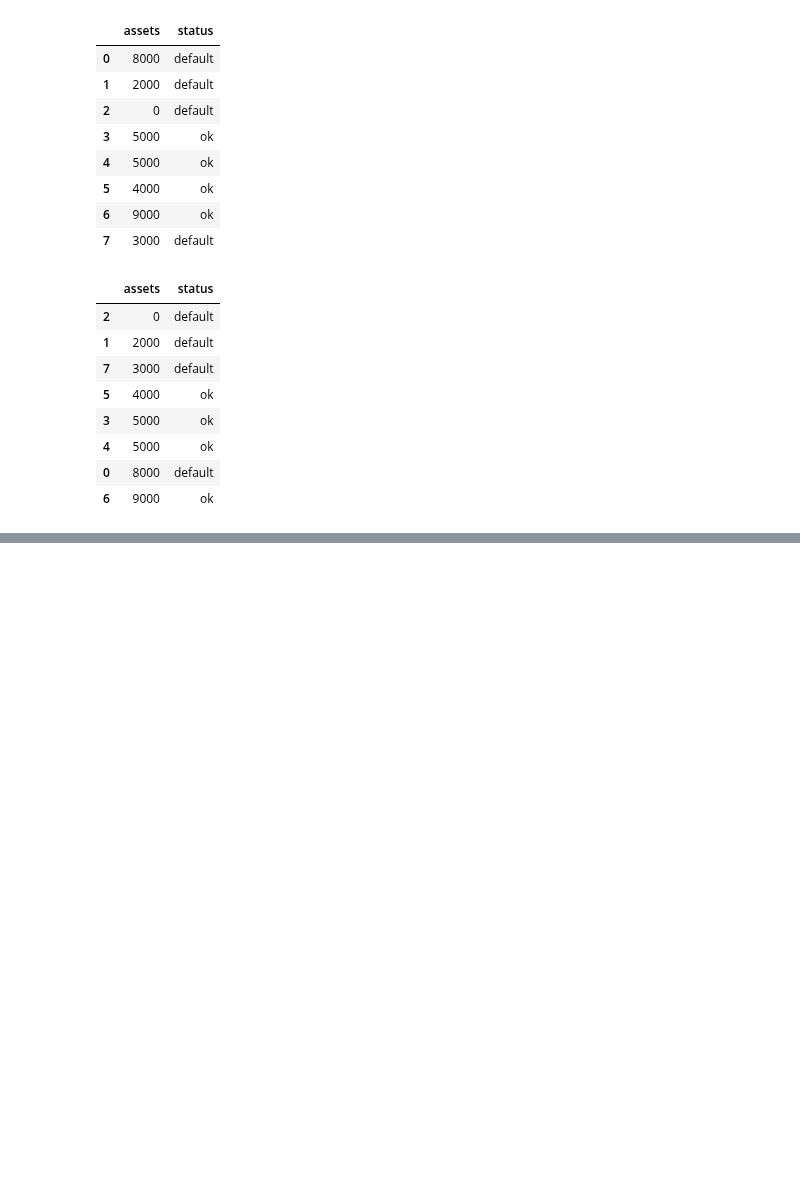
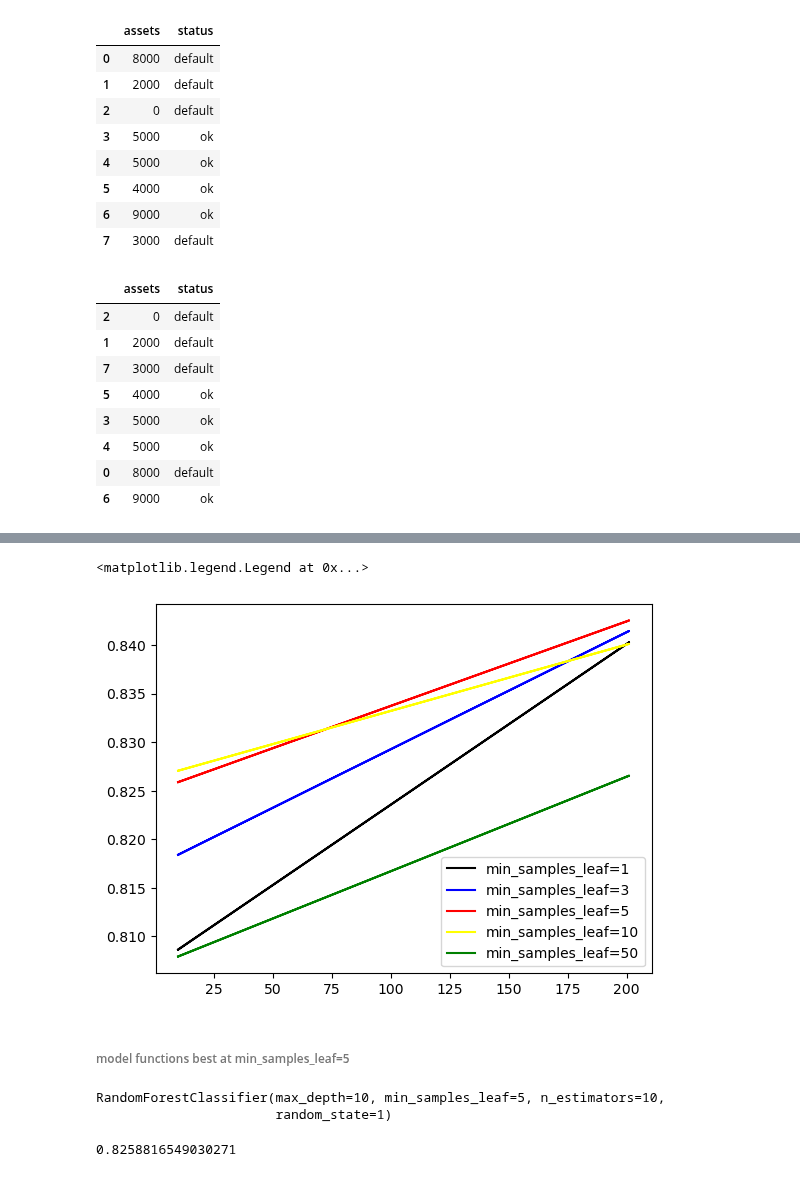
Before and after one commit to sam47-asfaw/ml_zoomcamp, a Jupyter notebook: 06-trees/decision_trees.ipynb, the cells around one changed output, grey strips where cells are left out. Saved outputs shown, nothing was run; the diff lists cells and outputs as text; code cells hidden in the pictures; blank space fills up the shorter version.

```diff
--- a/06-trees/decision_trees.ipynb
+++ b/06-trees/decision_trees.ipynb
@@ -451,0 +743,20 @@ Name: status, dtype: float64
+# %%
+max_depth = 10
+# %%
+scores = []
+for m in [1, 3, 5, 10, 50]:
+    for n in [10, 201, 10]:
+        rf = RandomForestClassifier(
+            n_estimators=n,
+            min_samples_leaf=m,
+            max_depth=max_depth,
+            random_state=1
+        )
+        rf.fit(X_train, y_train)
+        y_pred = rf.predict_proba(X_val)[:, 1]
+        auc = roc_auc_score(y_val, y_pred)
+        scores.append((m,n,auc))
+# %%
+columns = ['min_samples_leaf','n_estimators', 'auc']
+df_scores = pd.DataFrame(scores,columns=columns)
+df_scores.sort_values(by='auc',ascending=False).head()
@@ -451,0 +770,14 @@ Name: status, dtype: float64
+# %%
+colors = ['black','blue','red', 'yellow', 'green']
+leaves = [1, 3, 5, 10, 50]
+for s,color in zip(leaves, colors):
+    df_subset = df_scores[df_scores.min_samples_leaf == s]
+    plt.plot(df_subset.n_estimators,df_subset.auc,
+             color=color, label='min_samples_leaf=%d' % s)
+
+plt.legend()
+# %% [output]
+<matplotlib.legend.Legend at 0x...>
+[figure, added]
+# %% [markdown]
+###### model functions best at min_samples_leaf=5
@@ -451,0 +786,12 @@ Name: status, dtype: float64
+# %%
+#Now train the model with these parameters values
+rf = RandomForestClassifier(
+    n_estimators=n,
+    max_depth=max_depth,
+    min_samples_leaf=min_samples_leaf,
+    random_state=1,
+)
+rf.fit(X_train, y_train)
+# %% [output]
+RandomForestClassifier(max_depth=10, min_samples_leaf=5, n_estimators=10,
+                       random_state=1)
@@ -451,0 +800,5 @@ Name: status, dtype: float64
+# %%
+auc = roc_auc_score(y_val, y_pred)
+auc
+# %% [output]
+0.8258816549030271
```
Also changed, not shown: parts of 53 cells of this notebook, 1 other file.
